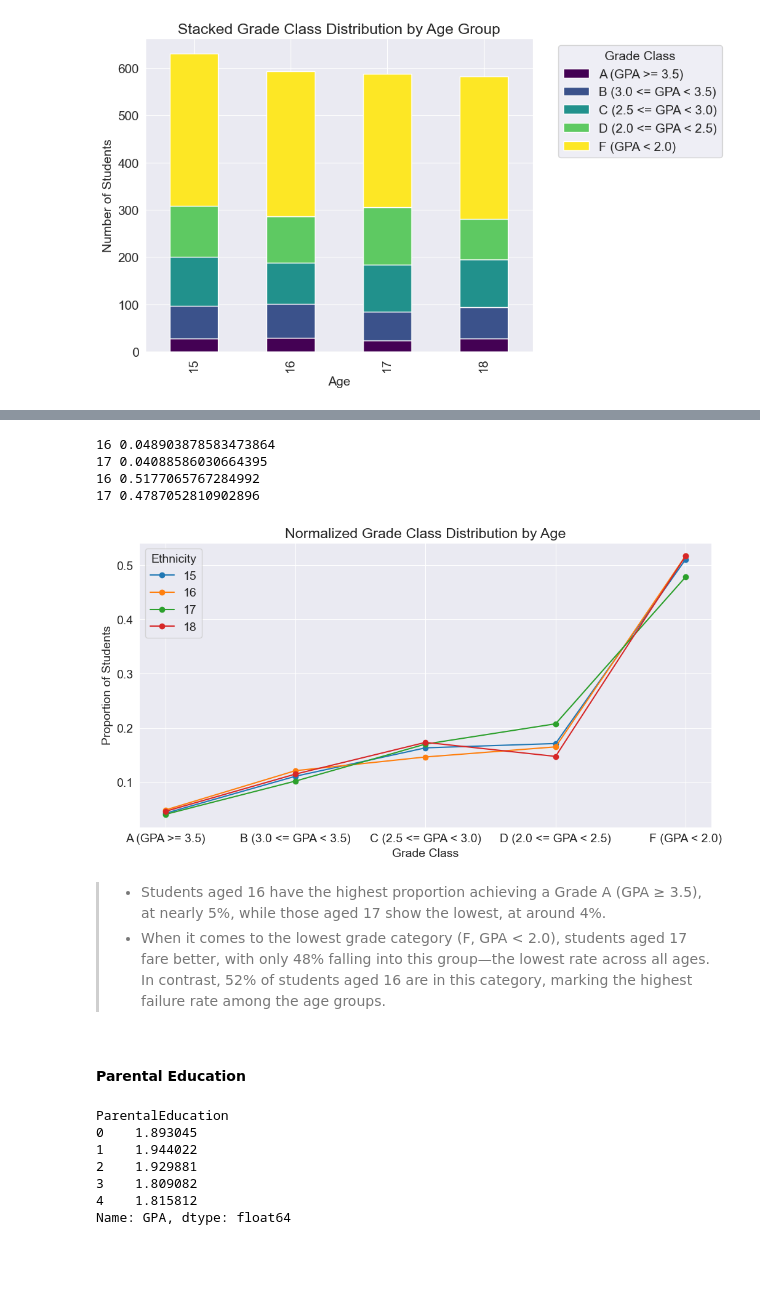
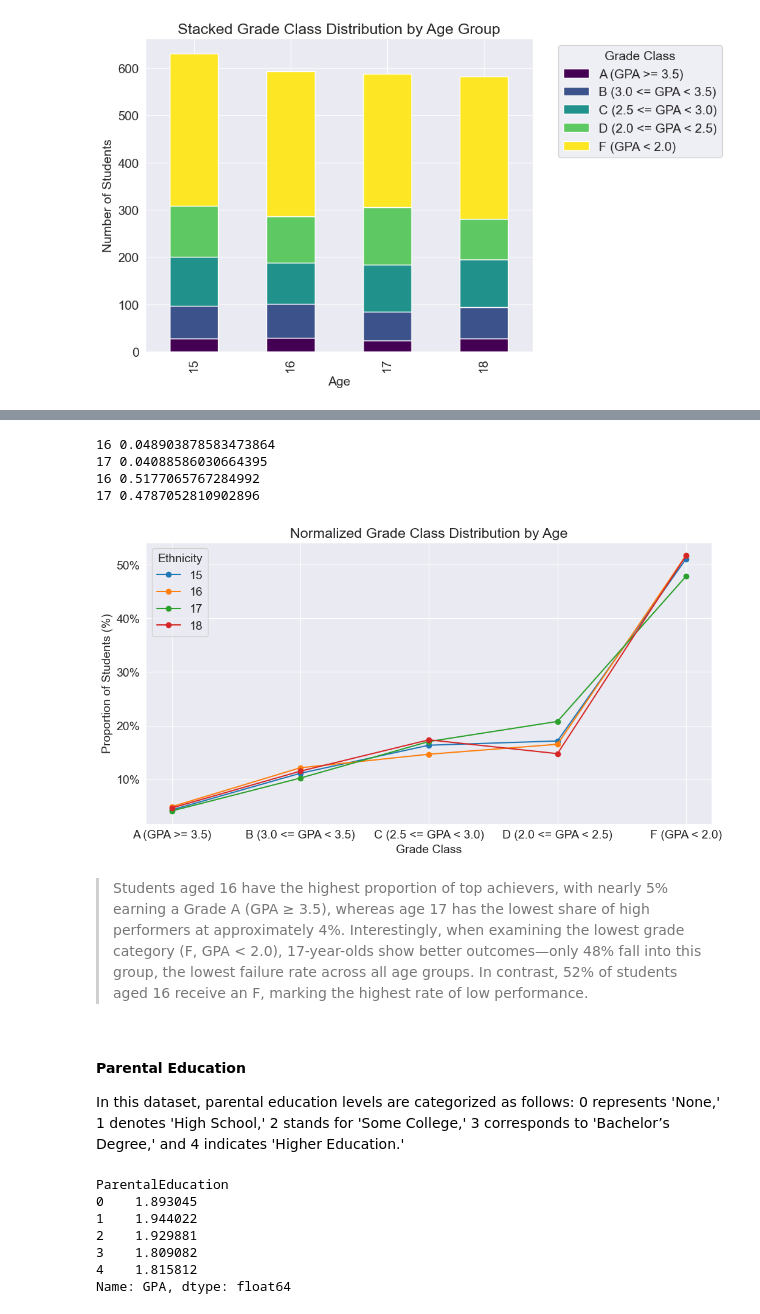
Before and after one commit to T-Naing/Jupyter, a Jupyter notebook: EDA_student_performance/EDA_student_performance.ipynb, the cells around one changed output, grey strips where cells are left out. Saved outputs shown, nothing was run; the diff lists cells and outputs as text; code cells hidden in the pictures; blank space fills up the shorter version.

```diff
--- a/EDA_student_performance/EDA_student_performance.ipynb
+++ b/EDA_student_performance/EDA_student_performance.ipynb
@@ -589,33 +628,35 @@ plt.show()
 # %%
 df_age_norm = df_age_T.div(df_age_T.sum(axis=1), axis=0)
 print(df_age_norm['A (GPA >= 3.5)'].idxmax(), df_age_norm['A (GPA >= 3.5)'].max())
 print(df_age_norm['A (GPA >= 3.5)'].idxmin(), df_age_norm['A (GPA >= 3.5)'].min())
 print(df_age_norm['F (GPA < 2.0)'].idxmax(), df_age_norm['F (GPA < 2.0)'].max())
 print(df_age_norm['F (GPA < 2.0)'].idxmin(), df_age_norm['F (GPA < 2.0)'].min())
 # print(df_ethnic_norm)
 plt.figure(figsize=(12, 6))
 
 for age in df_age_norm.index:
     plt.plot(df_age_norm.columns, df_age_norm.loc[age],
              marker='o', label=age)
 
+plt.gca().yaxis.set_major_formatter(PercentFormatter(xmax=1))
 plt.title("Normalized Grade Class Distribution by Age")
 plt.xlabel('Grade Class')
-plt.ylabel('Proportion of Students')
+plt.ylabel('Proportion of Students (%)')
 plt.legend(title='Ethnicity')
-plt.savefig(output_folder+'Normalized Grade Class Distribution by Ethnic Group.png')
-plt.show()
+plt.savefig(output_folder+'norm_grade_class_dist_by_age.webp',
+            dpi=200,
+            bbox_inches='tight')
 # %% [output]
 16 0.048903878583473864
 17 0.04088586030664395
 16 0.5177065767284992
 17 0.4787052810902896
-[figure, old version]
+[figure, new version]
 # %% [markdown]
->- Students aged 16 have the highest proportion achieving a Grade A (GPA ≥ 3.5), at nearly 5%, while those aged 17 show the lowest, at around 4%.
->- When it comes to the lowest grade category (F, GPA < 2.0), students aged 17 fare better, with only 48% falling into this group—the lowest rate across all ages. In contrast, 52% of students aged 16 are in this category, marking the highest failure rate among the age groups.
+>Students aged 16 have the highest proportion of top achievers, with nearly 5% earning a Grade A (GPA ≥ 3.5), whereas age 17 has the lowest share of high performers at approximately 4%. Interestingly, when examining the lowest grade category (F, GPA < 2.0), 17-year-olds show better outcomes—only 48% fall into this group, the lowest failure rate across all age groups. In contrast, 52% of students aged 16 receive an F, marking the highest rate of low performance.
-# %% [markdown]
-#### Parental Education
+# %% [markdown]
+#### Parental Education
+In this dataset, parental education levels are categorized as follows: 0 represents 'None,' 1 denotes 'High School,' 2 stands for 'Some College,' 3 corresponds to 'Bachelor’s Degree,' and 4 indicates 'Higher Education.'
 # %%
 df_std_pfm.groupby('ParentalEducation')['GPA'].mean()
 # %% [output]
```
Also changed, not shown: parts of 35 cells of this notebook, 30 other files.
